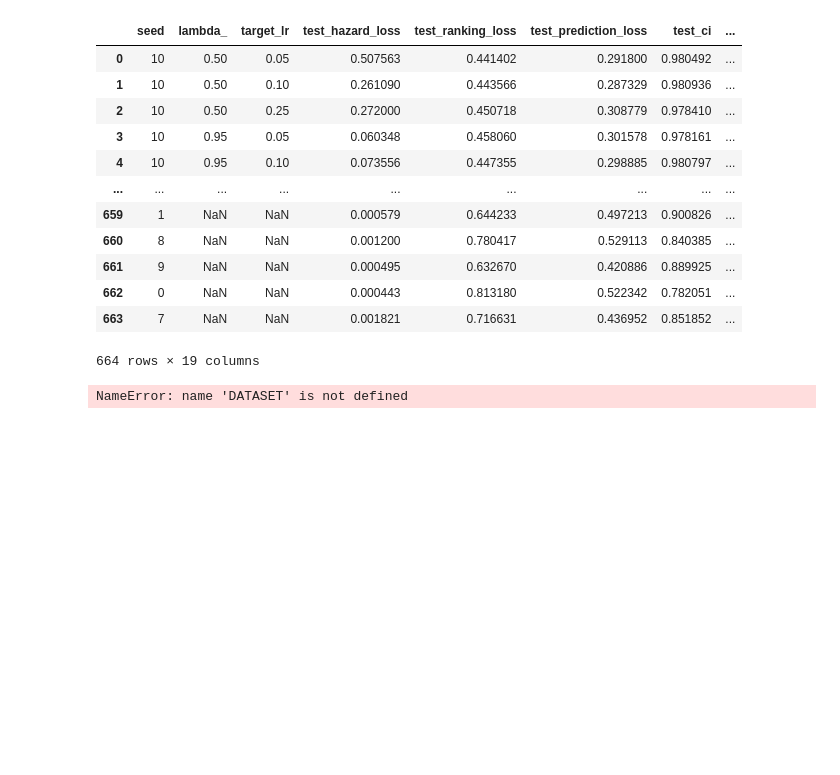
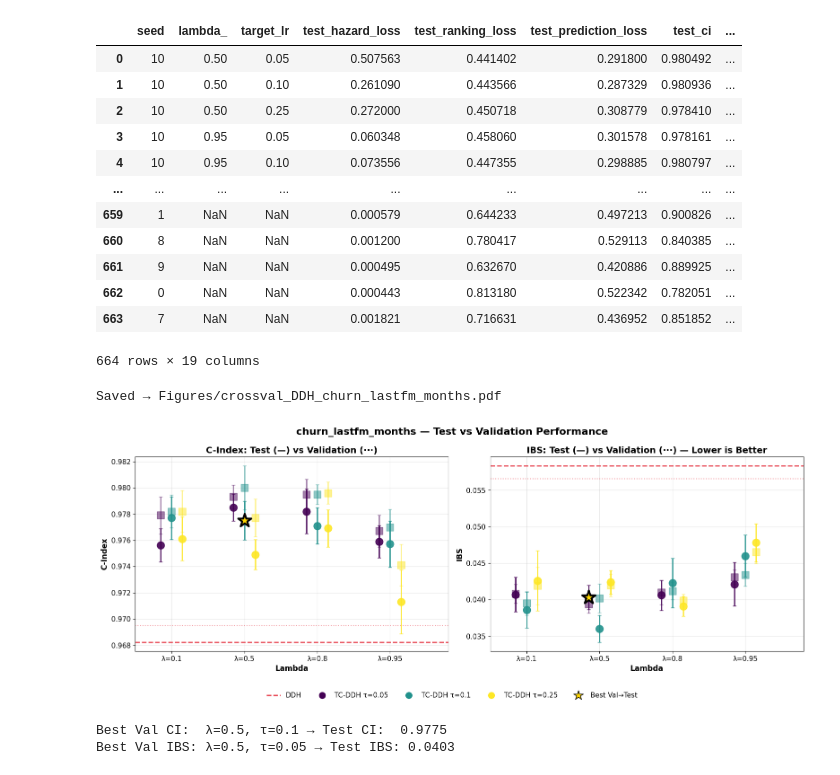
Before and after one commit to marianaw/deeptcsr, a Jupyter notebook: notebooks/cross_validation_results_DDH.ipynb, the cells around one changed output. Cells and saved outputs as stored; diff of their text form; code cells hidden in the pictures; blank space fills up the shorter version.

```diff
--- a/notebooks/cross_validation_results_DDH.ipynb
+++ b/notebooks/cross_validation_results_DDH.ipynb
@@ -314,9 +294,12 @@ def plot_test_validation_comparison(df, dataset):
         print(f"Best Val CI:  λ={best_ci_config['lambda_']}, τ={best_ci_config['target_lr']} → Test CI:  {best_ci_config['test_ci_mean']:.4f}")
         print(f"Best Val IBS: λ={best_ibs_config['lambda_']}, τ={best_ibs_config['target_lr']} → Test IBS: {best_ibs_config['test_ibs_mean']:.4f}")
 # %%
-plot_test_validation_comparison(df, DATASET)
+plot_test_validation_comparison(df, DATASET, save_path=f'Figures/crossval_DDH_{DATASET}.pdf')
 # %% [output]
-NameError: name 'DATASET' is not defined
+Saved → Figures/crossval_DDH_churn_lastfm_months.pdf
+[figure, added]
+Best Val CI:  λ=0.5, τ=0.1 → Test CI:  0.9775
+Best Val IBS: λ=0.5, τ=0.05 → Test IBS: 0.0403
 # %%
 def create_performance_table(df, dataset):
     """Performance table for any dataset with best-val configs highlighted."""
```
Also changed, not shown: parts of 4 cells of this notebook, 3 other files.
